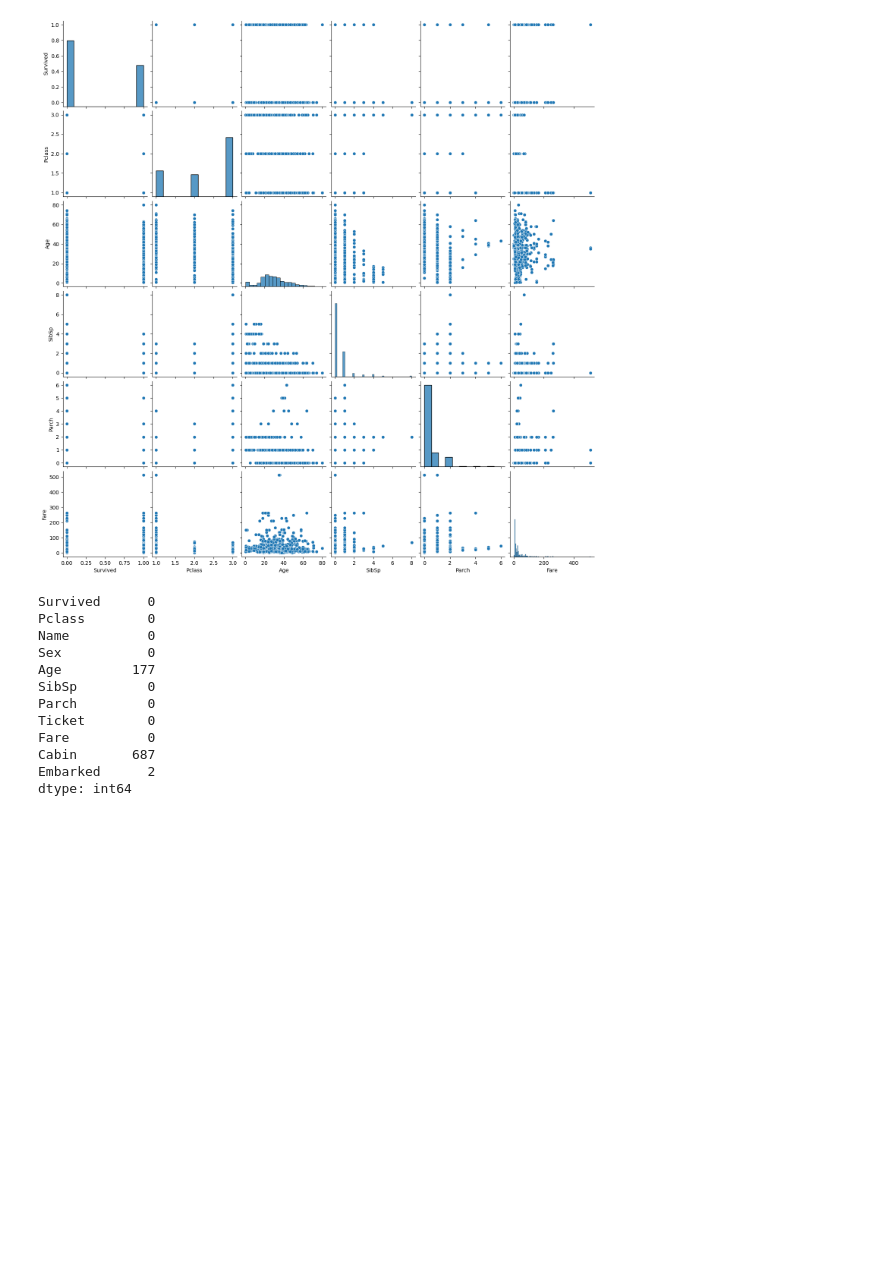
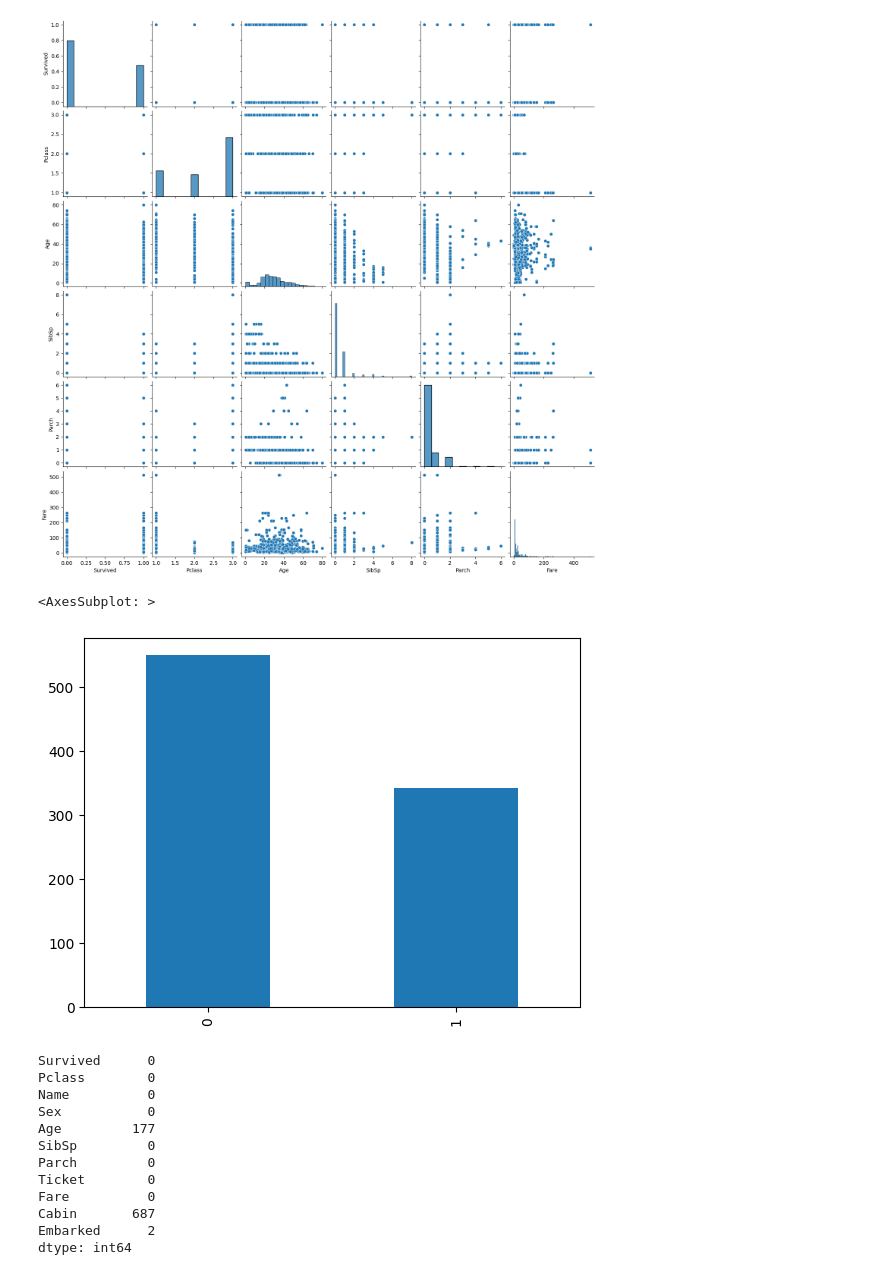
Before and after one commit to SeanMarcusJensen/Exam_DataScience, a Jupyter notebook: Notebook.ipynb, the cells around one changed output. Drawn from its saved outputs; the diff is of its cells as text; code cells hidden in the pictures; blank space fills up the shorter version.

```diff
--- a/Notebook.ipynb
+++ b/Notebook.ipynb
@@ -135,6 +135,11 @@ sns.pairplot(dataframe)
 # %% [output]
 <seaborn.axisgrid.PairGrid at 0x...>
 [figure]
+# %%
+dataframe['Survived'].value_counts().plot(kind='bar')
+# %% [output]
+<AxesSubplot: >
+[figure, added]
 # %%
 dataframe.isnull().sum()
 # %% [output]
```
